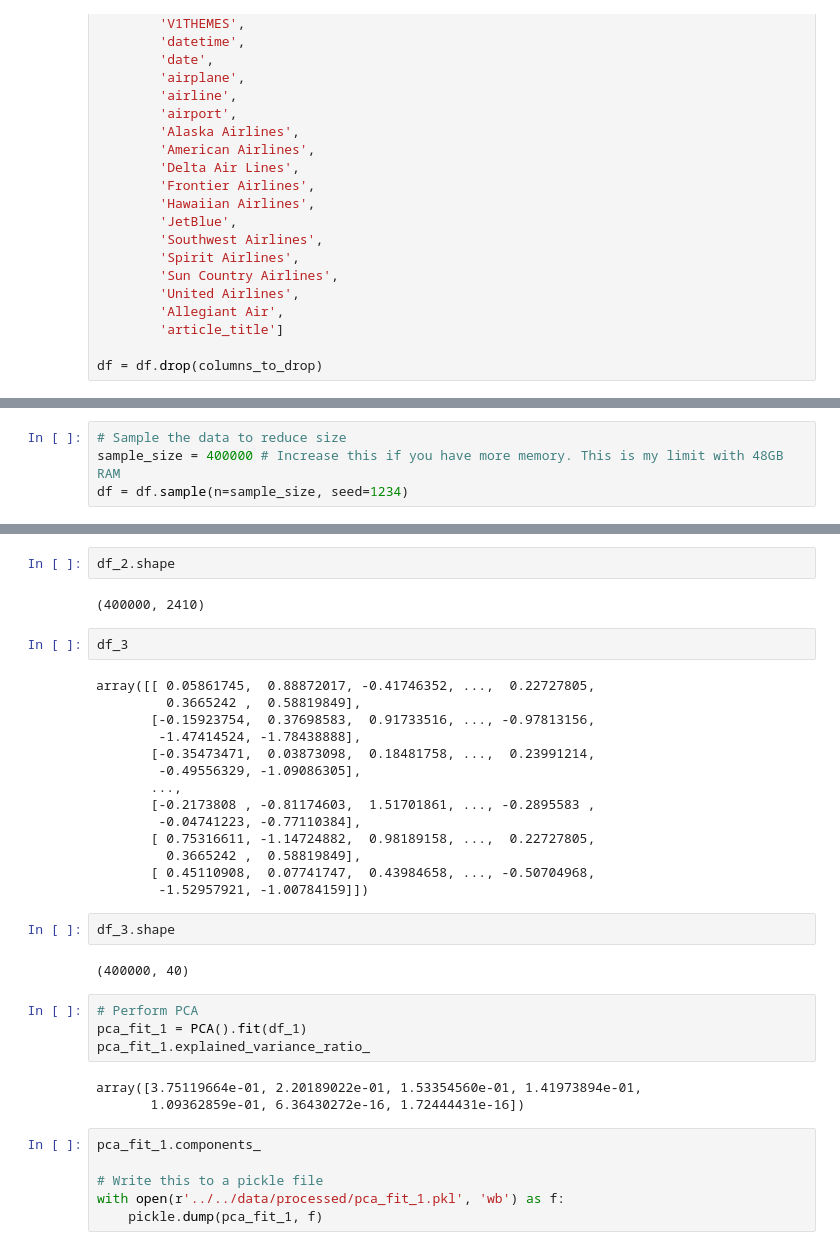
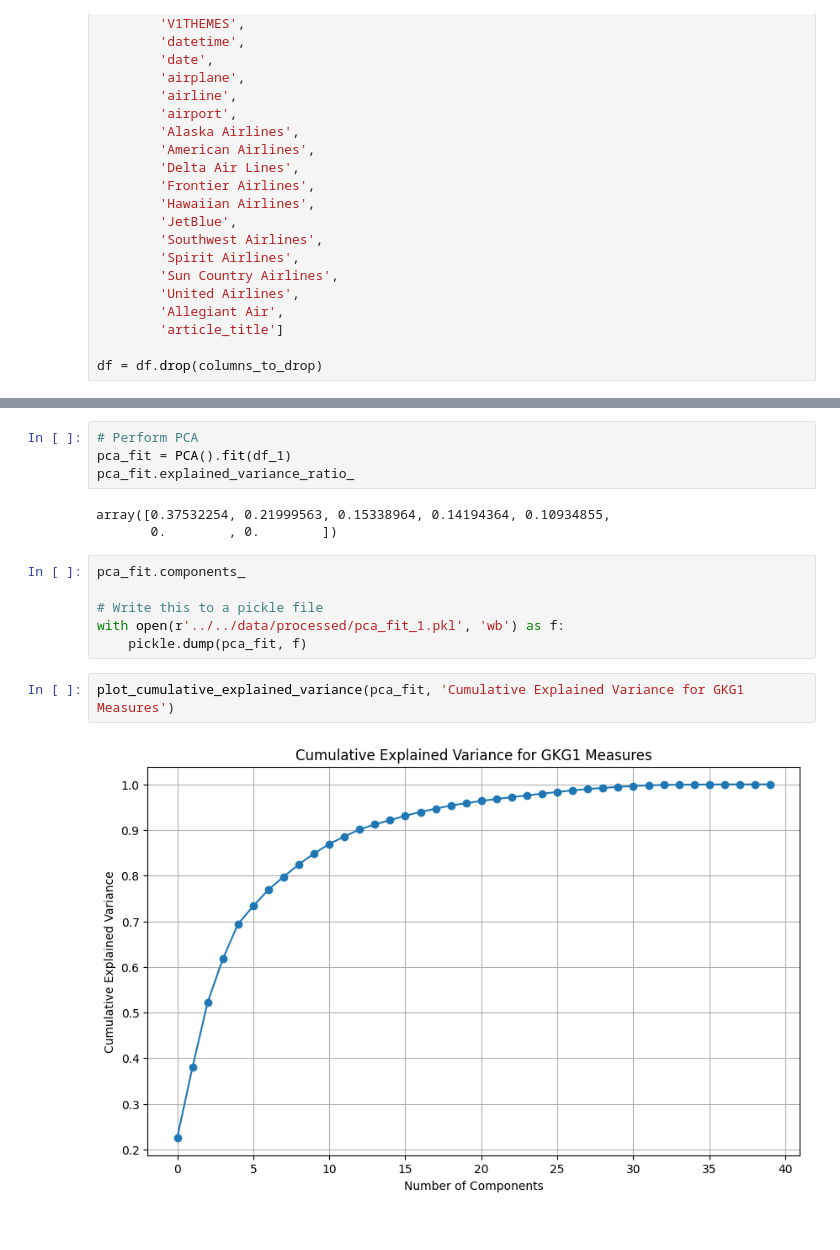
Before and after one commit to svanomm/sentiment-volume-forecasting, a Jupyter notebook: Scripts/01 GDELT Data/03 Sentiment PCA.ipynb, the cells around one changed output, grey strips where cells are left out. Drawn from its saved outputs; the diff is of its cells as text.

```diff
--- a/Scripts/01 GDELT Data/03 Sentiment PCA.ipynb
+++ b/Scripts/01 GDELT Data/03 Sentiment PCA.ipynb
@@ -45,9 +56,5 @@ df = df.drop(columns_to_drop)
 df.index = df['GKGRECORDID']
 df = df.drop('GKGRECORDID')
-# %%
-# Sample the data to reduce size
-sample_size = 400000 # Increase this if you have more memory. This is my limit with 48GB RAM
-df = df.sample(n=sample_size, seed=1234)
 # %%
 # Split into the three subsets
 df_1 = df.select(['Tone',
@@ -105,38 +77,18 @@ array([[ 0.29590503, -0.25941257, -0.21837461, ...,  0.04253944,
-# %%
-df_2.shape
-# %% [output]
-(400000, 2410)
-# %%
-df_3
-# %% [output]
-array([[ 0.05861745,  0.88872017, -0.41746352, ...,  0.22727805,
-         0.3665242 ,  0.58819849],
-       [-0.15923754,  0.37698583,  0.91733516, ..., -0.97813156,
-        -1.47414524, -1.78438888],
-       [-0.35473471,  0.03873098,  0.18481758, ...,  0.23991214,
-        -0.49556329, -1.09086305],
-       ...,
-       [-0.2173808 , -0.81174603,  1.51701861, ..., -0.2895583 ,
-        -0.04741223, -0.77110384],
-       [ 0.75316611, -1.14724882,  0.98189158, ...,  0.22727805,
-         0.3665242 ,  0.58819849],
-       [ 0.45110908,  0.07741747,  0.43984658, ..., -0.50704968,
-        -1.52957921, -1.00784159]])
-# %%
-df_3.shape
-# %% [output]
-(400000, 40)
 # %%
 # Perform PCA
-pca_fit_1 = PCA().fit(df_1)
-pca_fit_1.explained_variance_ratio_
+pca_fit = PCA().fit(df_1)
+pca_fit.explained_variance_ratio_
 # %% [output]
-array([3.75119664e-01, 2.20189022e-01, 1.53354560e-01, 1.41973894e-01,
-       1.09362859e-01, 6.36430272e-16, 1.72444431e-16])
+array([0.37532254, 0.21999563, 0.15338964, 0.14194364, 0.10934855,
+       0.        , 0.        ])
 # %%
-pca_fit_1.components_
+pca_fit.components_
 
 # Write this to a pickle file
 with open(r'../../data/processed/pca_fit_1.pkl', 'wb') as f:
-    pickle.dump(pca_fit_1, f)
+    pickle.dump(pca_fit, f)
+# %%
+plot_cumulative_explained_variance(pca_fit, 'Cumulative Explained Variance for GKG1 Measures')
+# %% [output]
+[figure, new version]
 # %%
```
Also changed, not shown: parts of 13 cells of this notebook.
